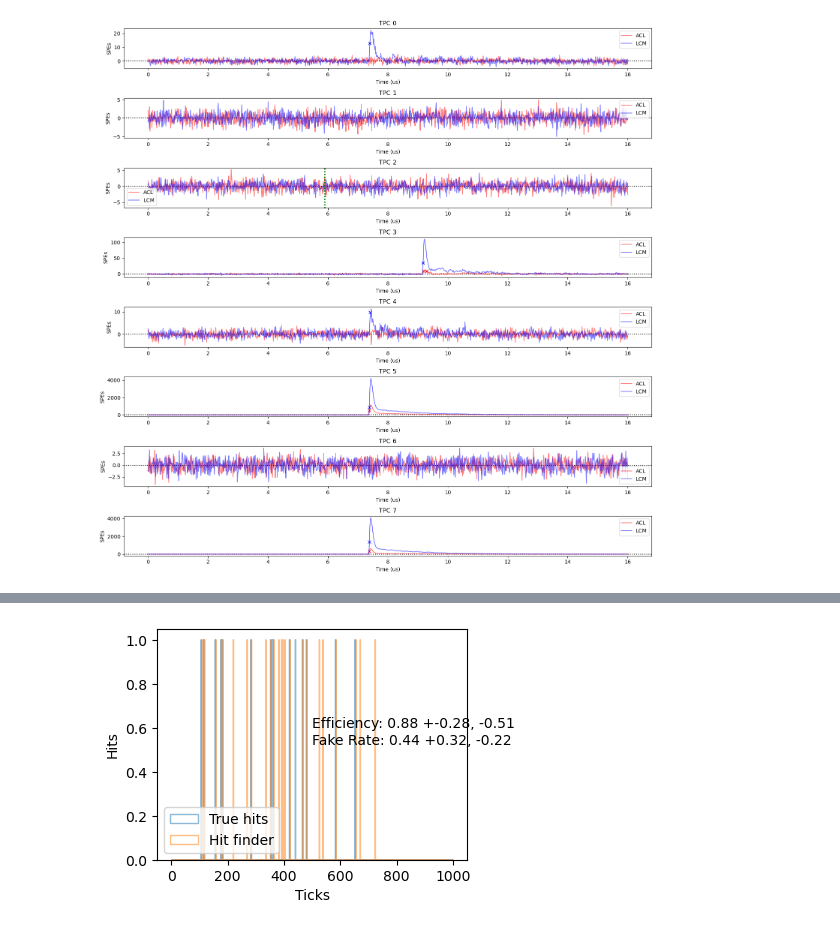
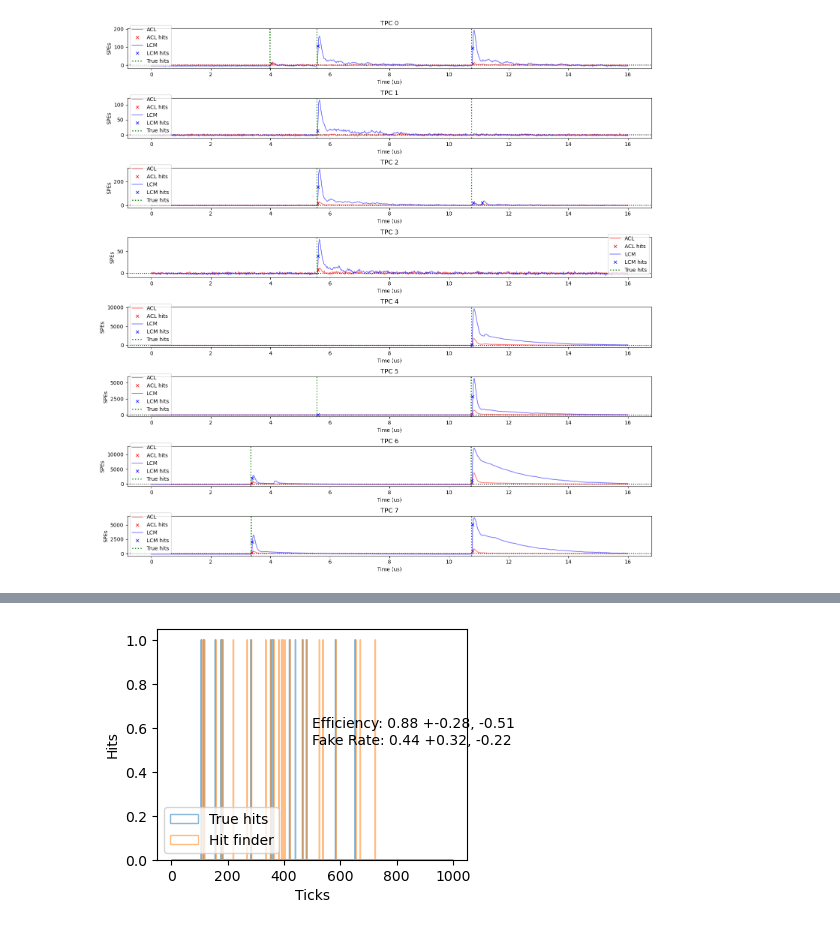
Before and after one commit to jvmead/lrs_sanity_check, a Jupyter notebook: wvfm_plotting_mc.ipynb, the cells around one changed output, grey strips where cells are left out. Saved outputs shown, nothing was run; the diff lists cells and outputs as text; code cells hidden in the pictures.

```diff
--- a/wvfm_plotting_mc.ipynb
+++ b/wvfm_plotting_mc.ipynb
@@ -191,38 +360,39 @@ def plot_summed_trap_waveform_per_tpc_with_interactions(i_evt, time_bins, summed
     acl_hit = hits[i_evt, acl_mask]
     acl_hit_where = np.where(acl_hit)[0]
 
     lcm_wvfm = summed_wvfms[i_evt, lcm_mask]
     lcm_hit = hits[i_evt, lcm_mask]
     lcm_hit_where = np.where(lcm_hit)[0]
 
     axs[tpc].plot(time_bins, acl_wvfm, label='ACL', color='red', alpha=0.5)
-    axs[tpc].plot(acl_hit_where * 16/1000, acl_wvfm[acl_hit_where], 'x', color='red')
+    axs[tpc].plot(acl_hit_where * 16/1000, acl_wvfm[acl_hit_where], 'x', color='red', label='ACL hits')
 
     axs[tpc].plot(time_bins, lcm_wvfm, label='LCM', color='blue', alpha=0.5)
-    axs[tpc].plot(lcm_hit_where * 16/1000, lcm_wvfm[lcm_hit_where], 'x', color='blue')
+    axs[tpc].plot(lcm_hit_where * 16/1000, lcm_wvfm[lcm_hit_where], 'x', color='blue', label='LCM hits')
 
     # true hits
     true_hits_tpc_evt = true_hits[(true_hits['event_id'] == i_evt) & (true_hits['tpc_num'] == tpc)]['start_time_idx'].values
     true_hits_idx = np.array(true_hits_tpc_evt)
     for hit_idx in true_hits_idx:
-      axs[tpc].axvline(hit_idx * 16/1000, color='green', linestyle=':', linewidth=2)
+      label = 'True hits' if hit_idx == true_hits_idx[0] else None
+      axs[tpc].axvline(hit_idx * 16/1000, color='green', linestyle=':', linewidth=2, label=label)
 
     axs[tpc].set_xlabel('Time (us)')
     axs[tpc].set_ylabel('SPEs')
     axs[tpc].set_title(f'TPC {tpc}')
 
     # legend
     axs[tpc].legend()
 
   plt.tight_layout()
   plt.show()
 
 
 # plot summed traptype waveforms per tpc with interactions
-i_evt_lrs = 100
+i_evt_lrs = 25
 plot_summed_trap_waveform_per_tpc_with_interactions(i_evt_lrs, time_bins, summed_wvfms, hits, true_hits)
 # %% [output]
-[figure, old version]
+[figure, new version]
 # %%
 def plot_all_tpc_waveform(wvfms, time_bins, hit_where, i_evt_lrs, i_mask, true_hits=None):
 
```
Also changed, not shown: parts of 8 cells of this notebook.
